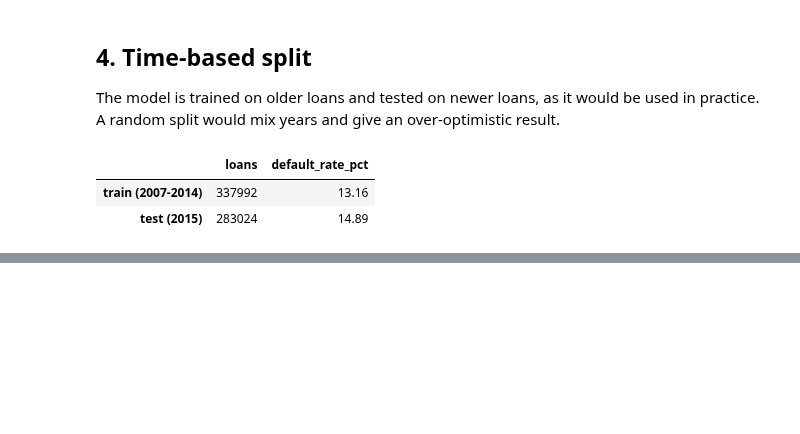
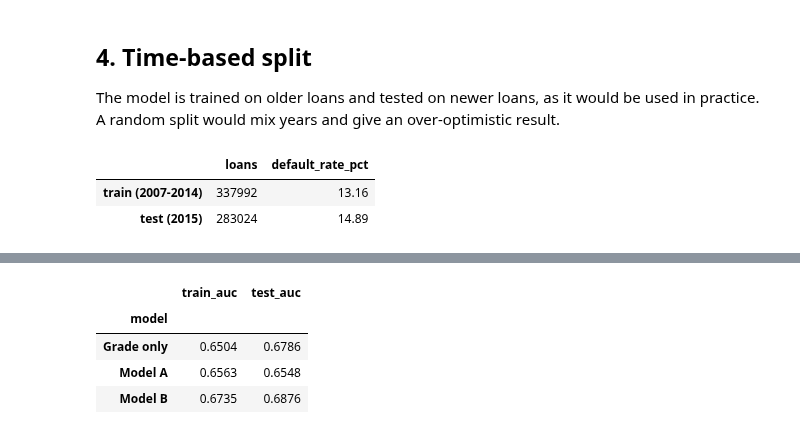
Before and after one commit to CavitDursun07/lending_club_credit_risk, a Jupyter notebook: notebooks/04_default_model.ipynb, the cells around one changed output, grey strips where cells are left out. Cells and saved outputs as stored; diff of their text form; code cells hidden in the pictures; blank space fills up the shorter version.

```diff
--- a/notebooks/04_default_model.ipynb
+++ b/notebooks/04_default_model.ipynb
@@ -114,0 +125,50 @@ summary
+# %%
+NUMERIC_FEATURES = [
+    "fico_avg", "log_annual_inc", "dti", "revol_util", "inq_last_6mths",
+    "loan_amnt", "open_acc", "loan_to_income", "emp_length_missing",
+]
+CATEGORICAL_FEATURES = ["home_ownership", "verification_status", "purpose"]
+
+MODEL_SPECS = {
+    "Grade only": ([], ["sub_grade"]),
+    "Model A": (NUMERIC_FEATURES, CATEGORICAL_FEATURES),
+    "Model B": (NUMERIC_FEATURES, CATEGORICAL_FEATURES + ["sub_grade"]),
+}
+
+
+def build_model(numeric, categorical):
+    """Logistic regression with imputation, scaling and one-hot encoding."""
+    numeric_steps = Pipeline([
+        ("impute", SimpleImputer(strategy="median")),
+        ("scale", StandardScaler()),
+    ])
+    preprocess = ColumnTransformer([
+        ("num", numeric_steps, numeric),
+        ("cat", OneHotEncoder(handle_unknown="ignore"), categorical),
+    ])
+    return Pipeline([
+        ("preprocess", preprocess),
+        ("classifier", LogisticRegression(max_iter=1000)),
+    ])
+
+
+models, results = {}, []
+for name, (numeric, categorical) in MODEL_SPECS.items():
+    features = numeric + categorical
+    model = build_model(numeric, categorical)
+    model.fit(train[features], train["is_default"])
+
+    train_auc = roc_auc_score(train["is_default"], model.predict_proba(train[features])[:, 1])
+    test_auc = roc_auc_score(test["is_default"], model.predict_proba(test[features])[:, 1])
+
+    models[name] = model
+    results.append({"model": name, "train_auc": train_auc, "test_auc": test_auc})
+
+results = pd.DataFrame(results).set_index("model").round(4)
+results
+# %% [output]
+|  | train_auc | test_auc |
+| model |  |  |
+| Grade only | 0.6504 | 0.6786 |
+| Model A | 0.6563 | 0.6548 |
+| Model B | 0.6735 | 0.6876 |
```
Also changed, not shown: parts of 7 cells of this notebook, 2 other files.
